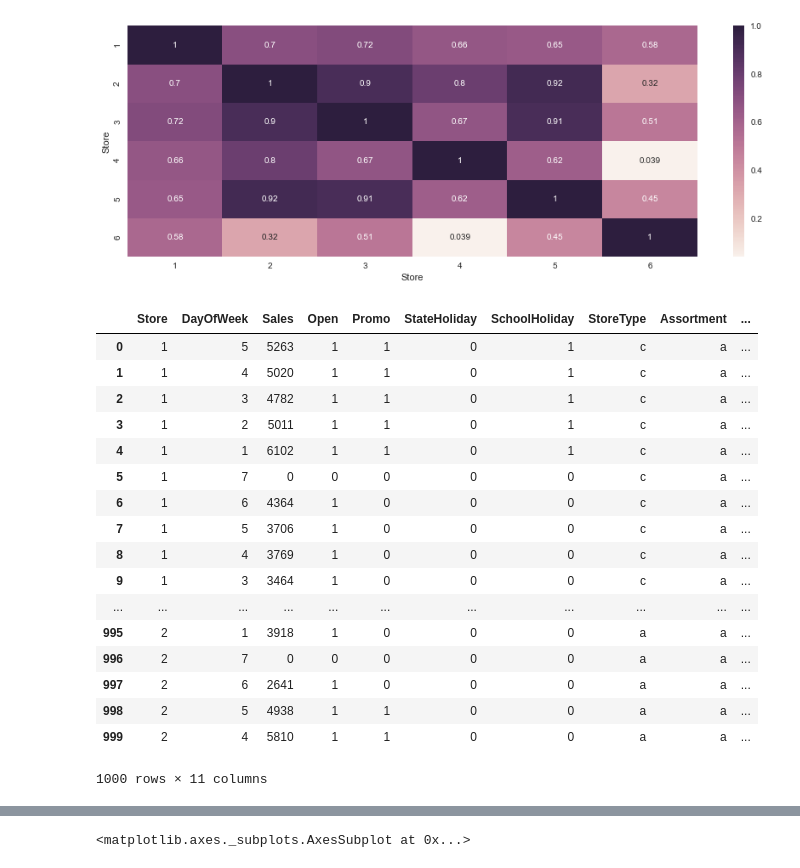
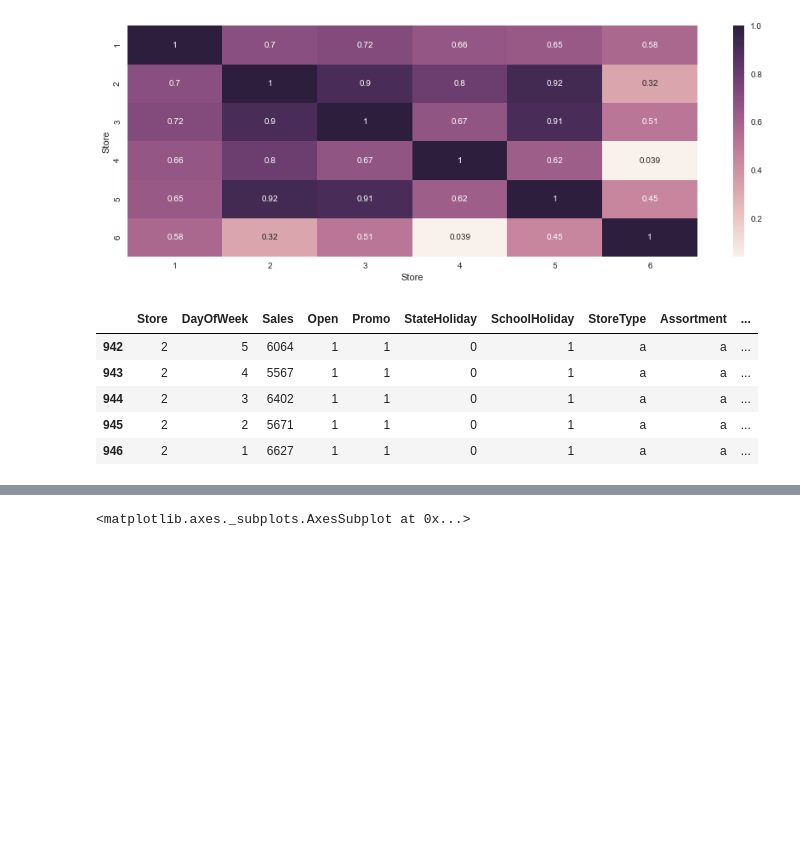
Before and after one commit to Sampson91/Rossmann-Store-Sales, a Jupyter notebook: Untitled1.ipynb, the cells around one changed output, grey strips where cells are left out. Cells and saved outputs as stored; diff of their text form; code cells hidden in the pictures; blank space fills up the shorter version.

```diff
--- a/Untitled1.ipynb
+++ b/Untitled1.ipynb
@@ -288,26 +290,14 @@ rossm['promo_competer']=0
 # %%
 rossm['promo_competer'] = rossm[rossm['Promo2']==1]['Promo2SinceYear']-rossm[rossm['Promo2']==1]['CompetitionOpenSinceYear']+(rossm[rossm['Promo2']==1]['Promo2SinceWeek']/52)-(rossm[rossm['Promo2']==1]['CompetitionOpenSinceMonth']/12)
 rossm_test['promo_competer'] = rossm_test[rossm_test['Promo2']==1]['Promo2SinceYear']-rossm_test[rossm_test['Promo2']==1]['CompetitionOpenSinceYear']+(rossm_test[rossm_test['Promo2']==1]['Promo2SinceWeek']/52)-(rossm_test[rossm_test['Promo2']==1]['CompetitionOpenSinceMonth']/12)
-rossm[feature].head(1000)
+rossm[feature][rossm['promo_competer']>0].head()
 # %% [output]
 |  | Store | DayOfWeek | Sales | Open | Promo | StateHoliday | SchoolHoliday | StoreType | Assortment | ... |
-| 0 | 1 | 5 | 5263 | 1 | 1 | 0 | 1 | c | a | ... |
-| 1 | 1 | 4 | 5020 | 1 | 1 | 0 | 1 | c | a | ... |
-| 2 | 1 | 3 | 4782 | 1 | 1 | 0 | 1 | c | a | ... |
-| 3 | 1 | 2 | 5011 | 1 | 1 | 0 | 1 | c | a | ... |
-| 4 | 1 | 1 | 6102 | 1 | 1 | 0 | 1 | c | a | ... |
-| 5 | 1 | 7 | 0 | 0 | 0 | 0 | 0 | c | a | ... |
-| 6 | 1 | 6 | 4364 | 1 | 0 | 0 | 0 | c | a | ... |
-| 7 | 1 | 5 | 3706 | 1 | 0 | 0 | 0 | c | a | ... |
-| 8 | 1 | 4 | 3769 | 1 | 0 | 0 | 0 | c | a | ... |
-| 9 | 1 | 3 | 3464 | 1 | 0 | 0 | 0 | c | a | ... |
-| ... | ... | ... | ... | ... | ... | ... | ... | ... | ... | ... |
-| 995 | 2 | 1 | 3918 | 1 | 0 | 0 | 0 | a | a | ... |
-| 996 | 2 | 7 | 0 | 0 | 0 | 0 | 0 | a | a | ... |
-| 997 | 2 | 6 | 2641 | 1 | 0 | 0 | 0 | a | a | ... |
-| 998 | 2 | 5 | 4938 | 1 | 1 | 0 | 0 | a | a | ... |
-| 999 | 2 | 4 | 5810 | 1 | 1 | 0 | 0 | a | a | ... |
+| 942 | 2 | 5 | 6064 | 1 | 1 | 0 | 1 | a | a | ... |
+| 943 | 2 | 4 | 5567 | 1 | 1 | 0 | 1 | a | a | ... |
+| 944 | 2 | 3 | 6402 | 1 | 1 | 0 | 1 | a | a | ... |
+| 945 | 2 | 2 | 5671 | 1 | 1 | 0 | 1 | a | a | ... |
+| 946 | 2 | 1 | 6627 | 1 | 1 | 0 | 1 | a | a | ... |
-1000 rows × 11 columns
 # %%
 rossm1 = rossm[feature]
 rossm2 = rossm1[(rossm1['DayOfWeek']<7) & (rossm1['Sales']>0)]
```
Also changed, not shown: parts of 5 cells of this notebook.
